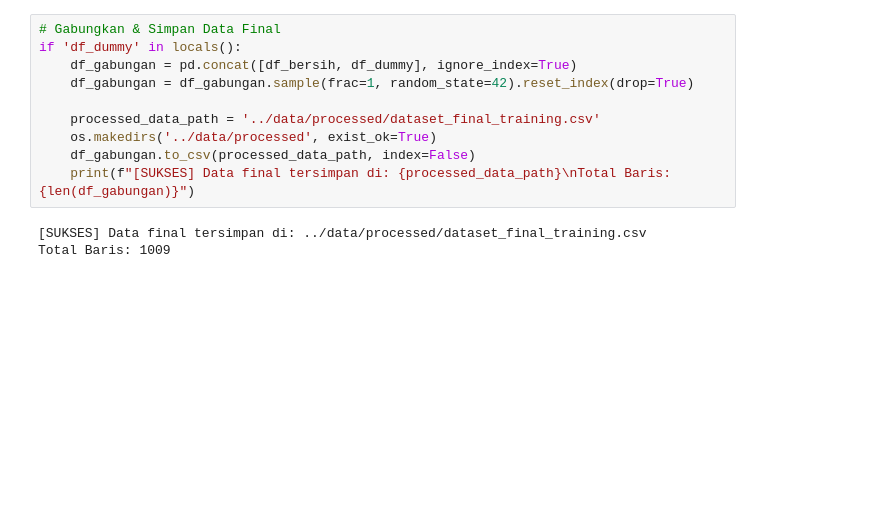
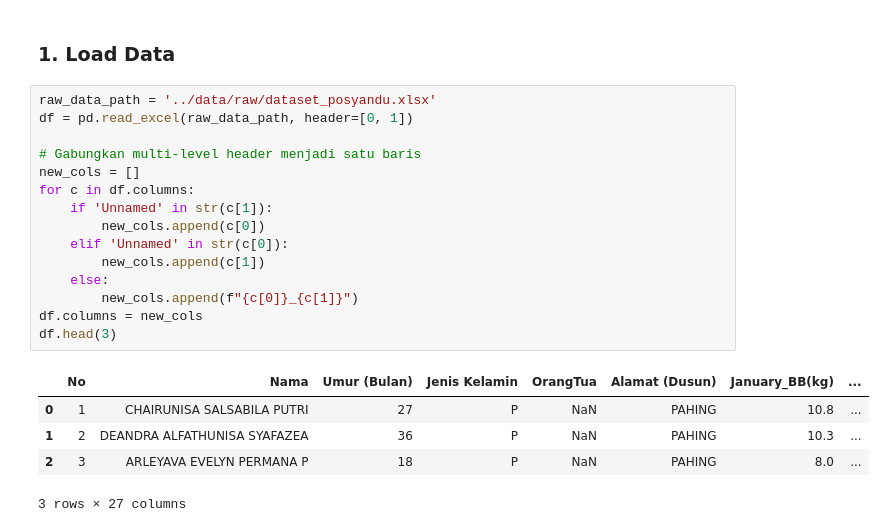
Before and after one commit to MuhammadRizalNurfirdaus/Sistem_Pendukung_Keputusan_Berbasis_Web_Menggunakan_ML_untuk_Prediksi_Risiko_Stunting, a Jupyter notebook: ML/notebooks/generate_dummy_data.ipynb, the cells around one changed output. Cells and saved outputs as stored; diff of their text form; blank space fills up the shorter version.

```diff
--- a/ML/notebooks/generate_dummy_data.ipynb
+++ b/ML/notebooks/generate_dummy_data.ipynb
@@ -128,13 +13,23 @@ Berhasil membuat 919 data dummy!
-# %%
-# Gabungkan & Simpan Data Final
-if 'df_dummy' in locals():
-    df_gabungan = pd.concat([df_bersih, df_dummy], ignore_index=True)
-    df_gabungan = df_gabungan.sample(frac=1, random_state=42).reset_index(drop=True)
-
-    processed_data_path = '../data/processed/dataset_final_training.csv'
-    os.makedirs('../data/processed', exist_ok=True)
-    df_gabungan.to_csv(processed_data_path, index=False)
-    print(f"[SUKSES] Data final tersimpan di: {processed_data_path}\nTotal Baris: {len(df_gabungan)}")
-# %% [output]
-[SUKSES] Data final tersimpan di: ../data/processed/dataset_final_training.csv
-Total Baris: 1009
+# %% [markdown]
+### 1. Load Data
+# %%
+raw_data_path = '../data/raw/dataset_posyandu.xlsx'
+df = pd.read_excel(raw_data_path, header=[0, 1])
+
+# Gabungkan multi-level header menjadi satu baris
+new_cols = []
+for c in df.columns:
+    if 'Unnamed' in str(c[1]):
+        new_cols.append(c[0])
+    elif 'Unnamed' in str(c[0]):
+        new_cols.append(c[1])
+    else:
+        new_cols.append(f"{c[0]}_{c[1]}")
+df.columns = new_cols
+df.head(3)
+# %% [output]
+|  | No | Nama | Umur (Bulan) | Jenis Kelamin | OrangTua | Alamat (Dusun) | January_BB(kg) | ... |
+| 0 | 1 | CHAIRUNISA SALSABILA PUTRI | 27 | P | NaN | PAHING | 10.8 | ... |
+| 1 | 2 | DEANDRA ALFATHUNISA SYAFAZEA | 36 | P | NaN | PAHING | 10.3 | ... |
+| 2 | 3 | ARLEYAVA EVELYN PERMANA P | 18 | P | NaN | PAHING | 8.0 | ... |
+3 rows × 27 columns
```
Also changed, not shown: parts of 17 cells of this notebook, 6 other files.
